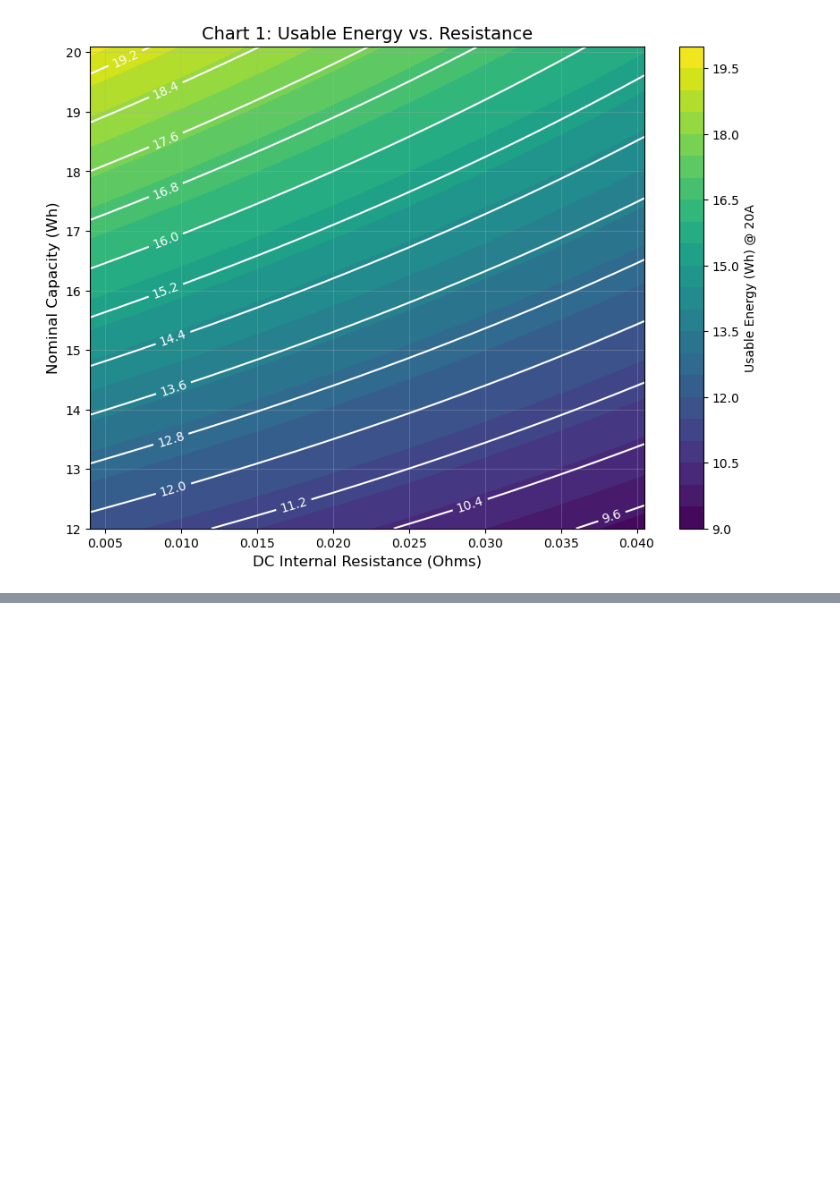
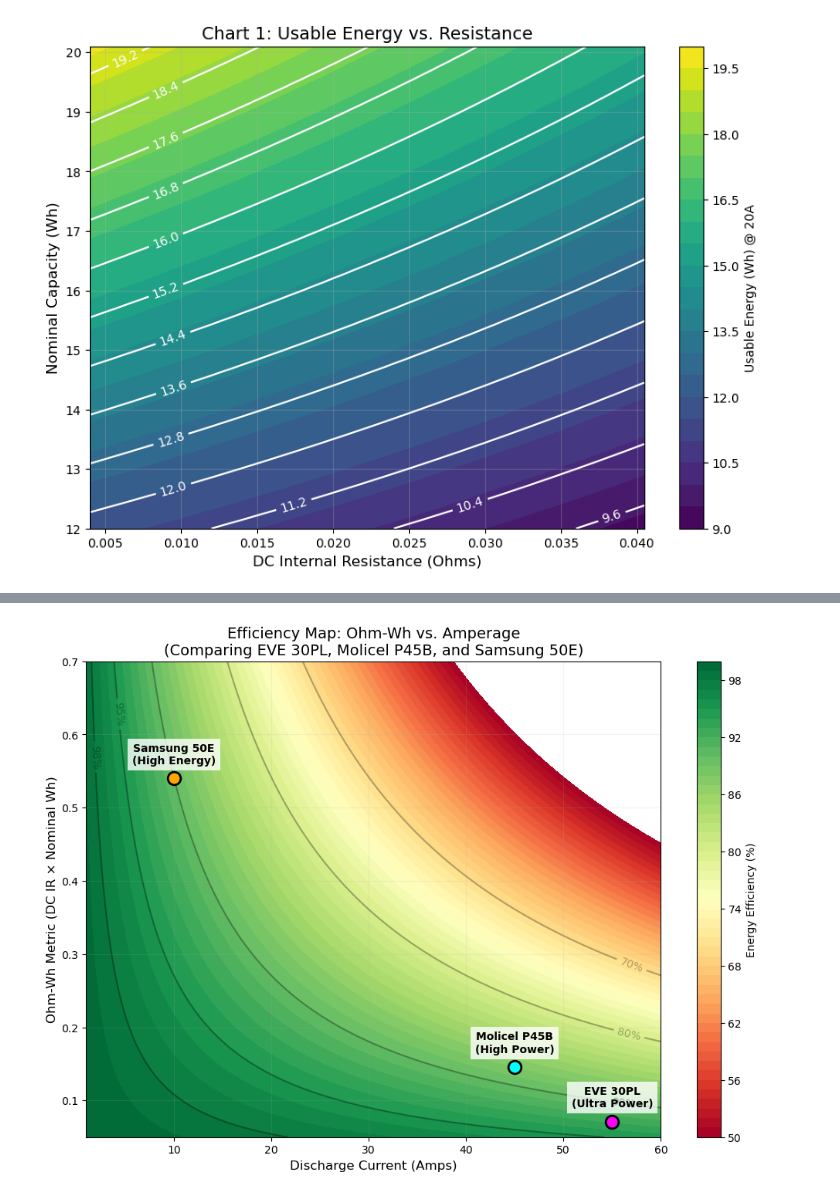
Before and after one commit to russlib/SegmentHandCalcs, a Jupyter notebook: CellSelection.ipynb, the cells around one changed output, grey strips where cells are left out. Drawn from its saved outputs; the diff is of its cells as text; code cells hidden in the pictures; blank space fills up the shorter version.

```diff
--- a/CellSelection.ipynb
+++ b/CellSelection.ipynb
@@ -52,0 +81,65 @@ plt.show()
+# %%
+import numpy as np
+import matplotlib.pyplot as plt
+
+# 1. Define Cell Profiles (DC IR values)
+# Molicel P45B
+p45b_wh = 16.2
+p45b_dc_ir = 0.009
+p45b_ohm_wh = p45b_dc_ir * p45b_wh
+
+# Samsung 50E
+s50e_wh = 18.0
+s50e_dc_ir = 0.030
+s50e_ohm_wh = s50e_dc_ir * s50e_wh
+
+# EVE 30PL (New)
+eve30pl_wh = 10.95
+eve30pl_dc_ir = 0.0065
+eve30pl_ohm_wh = eve30pl_dc_ir * eve30pl_wh
+
+# 2. Setup the Grid
+amps = np.linspace(1, 60, 200) # Extended to 60A
+ohm_wh_range = np.linspace(0.05, 0.7, 200) # Focused on the 0.05 to 0.7 range
+A_grid, OW_grid = np.meshgrid(amps, ohm_wh_range)
+
+# 3. Efficiency Calculation
+V_nom = 3.6
+# Reference Energy (average of the group) to anchor the efficiency gradient
+Wh_ref = (p45b_wh + s50e_wh + eve30pl_wh) / 3
+efficiency = 1 - (A_grid * (OW_grid / Wh_ref)) / V_nom
+efficiency = np.clip(efficiency, 0, 1)
+
+# 4. Plotting
+plt.figure(figsize=(12, 8))
+cp = plt.contourf(A_grid, OW_grid, efficiency * 100, levels=np.arange(50, 101, 1), cmap='RdYlGn')
+cbar = plt.colorbar(cp)
+cbar.set_label('Energy Efficiency (%)')
+
+# Add threshold lines
+lines = plt.contour(A_grid, OW_grid, efficiency * 100, levels=[70, 80, 90, 95, 98], colors='black', alpha=0.3)
+plt.clabel(lines, inline=True, fontsize=10, fmt='%d%%')
+
+# Plot Cell Markers
+# Samsung 50E at 10A
+plt.plot(10, s50e_ohm_wh, 'ko', markersize=12, markerfacecolor='orange', markeredgewidth=2)
+plt.text(10, s50e_ohm_wh + 0.02, 'Samsung 50E\n(High Energy)', fontweight='bold', ha='center',
+         bbox=dict(facecolor='white', alpha=0.8, edgecolor='none'))
+
+# Molicel P45B at 45A
+plt.plot(45, p45b_ohm_wh, 'ko', markersize=12, markerfacecolor='cyan', markeredgewidth=2)
+plt.text(45, p45b_ohm_wh + 0.02, 'Molicel P45B\n(High Power)', fontweight='bold', ha='center',
+         bbox=dict(facecolor='white', alpha=0.8, edgecolor='none'))
+
+# EVE 30PL at 55A
+plt.plot(55, eve30pl_ohm_wh, 'ko', markersize=12, markerfacecolor='magenta', markeredgewidth=2)
+plt.text(55, eve30pl_ohm_wh + 0.02, 'EVE 30PL\n(Ultra Power)', fontweight='bold', ha='center',
+         bbox=dict(facecolor='white', alpha=0.8, edgecolor='none'))
+
+plt.title('Efficiency Map: Ohm-Wh vs. Amperage\n(Comparing EVE 30PL, Molicel P45B, and Samsung 50E)', fontsize=14)
+plt.xlabel('Discharge Current (Amps)', fontsize=12)
+plt.ylabel('Ohm-Wh Metric (DC IR × Nominal Wh)', fontsize=12)
+plt.grid(True, alpha=0.15)
+plt.show()
+# %% [output]
+[figure, added]
```
Also changed, not shown: parts of 4 cells of this notebook, 4 other files.
